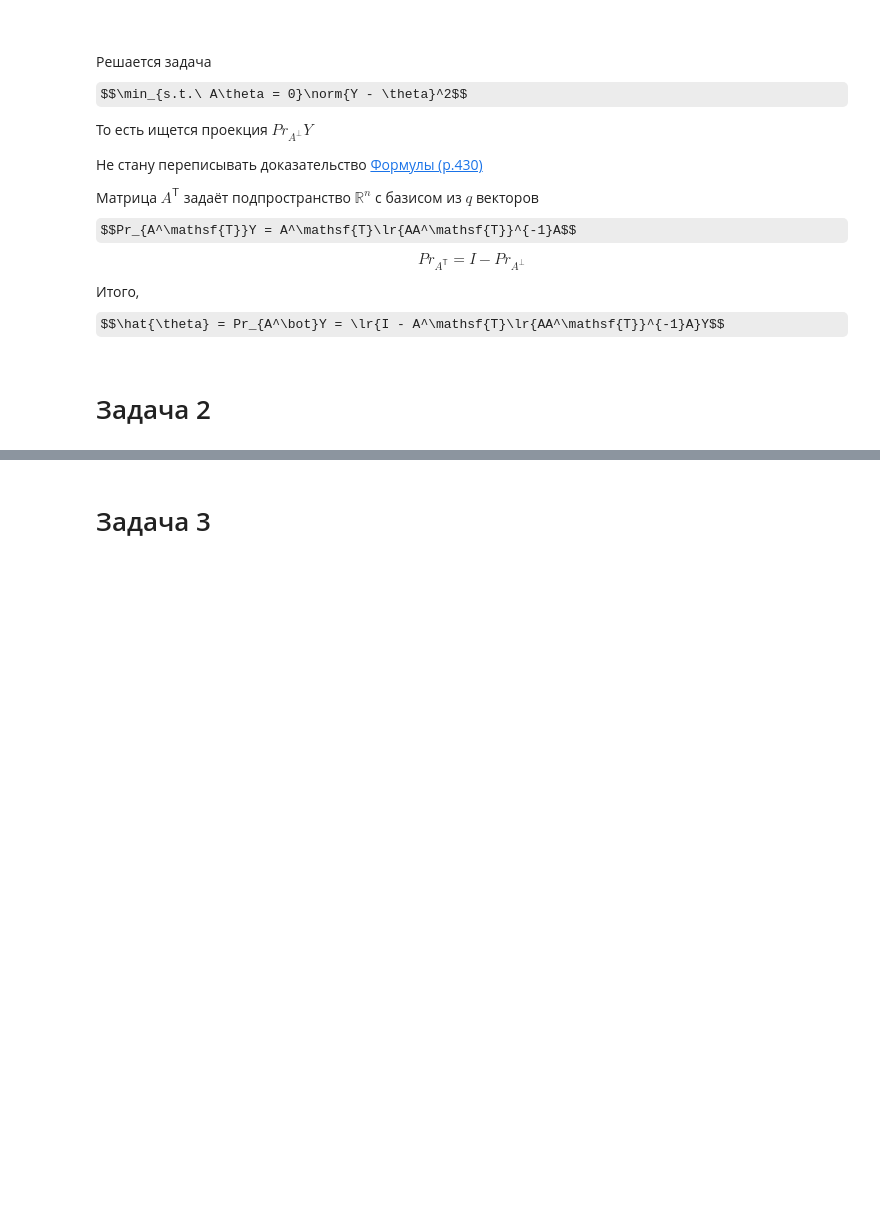
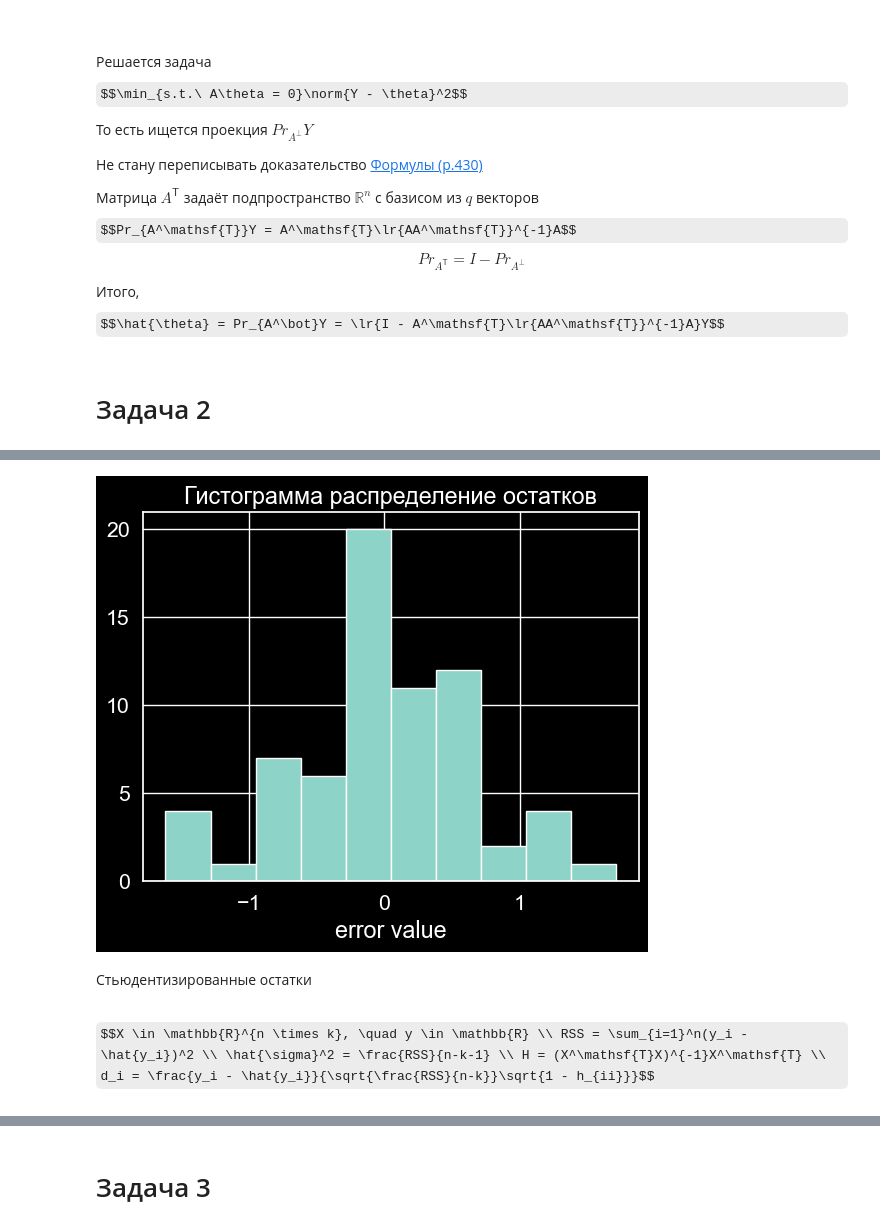
Before and after one commit to voroninip/Statistics, a Jupyter notebook: HW9/HW9.ipynb, the cells around one changed output, grey strips where cells are left out. Drawn from its saved outputs; the diff is of its cells as text; code cells hidden in the pictures; some formulas as TeX source; blank space fills up the shorter version.

```diff
--- a/HW9/HW9.ipynb
+++ b/HW9/HW9.ipynb
@@ -24,0 +119,10 @@ $$Pr_{A^\mathsf{T}} = I - Pr_{A^\bot}$$
+# %%
+plt.hist(y - cls.predict(X), bins=10)
+plt.title("Гистограмма распределение остатков")
+plt.xlabel('error value');
+# %% [output]
+[figure, added]
+# %% [markdown]
+Стьюдентизированные остатки
+# %% [markdown]
+$$X \in \mathbb{R}^{n \times k}, \quad y \in \mathbb{R} \\ RSS = \sum_{i=1}^n(y_i - \hat{y_i})^2 \\ \hat{\sigma}^2 = \frac{RSS}{n-k-1} \\ H = (X^\mathsf{T}X)^{-1}X^\mathsf{T} \\ d_i = \frac{y_i - \hat{y_i}}{\sqrt{\frac{RSS}{n-k}}\sqrt{1 - h_{ii}}}$$
```
Also changed, not shown: parts of 120 cells of this notebook, 13 other files.
